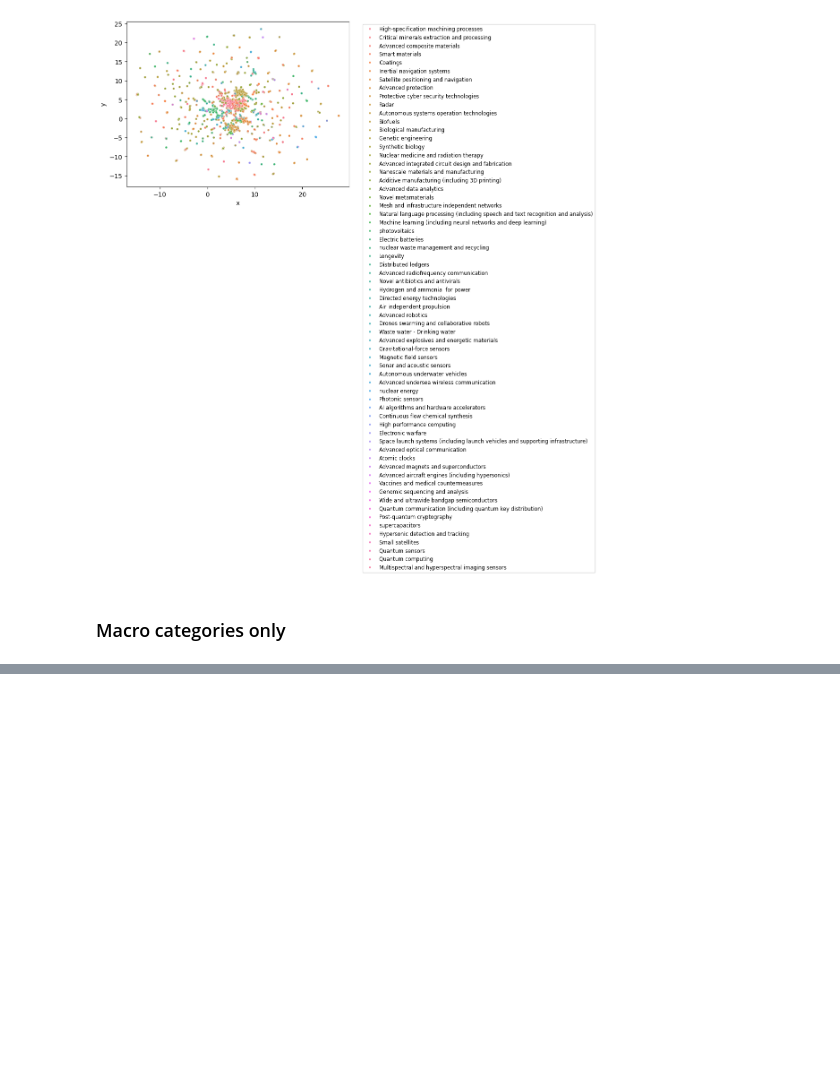
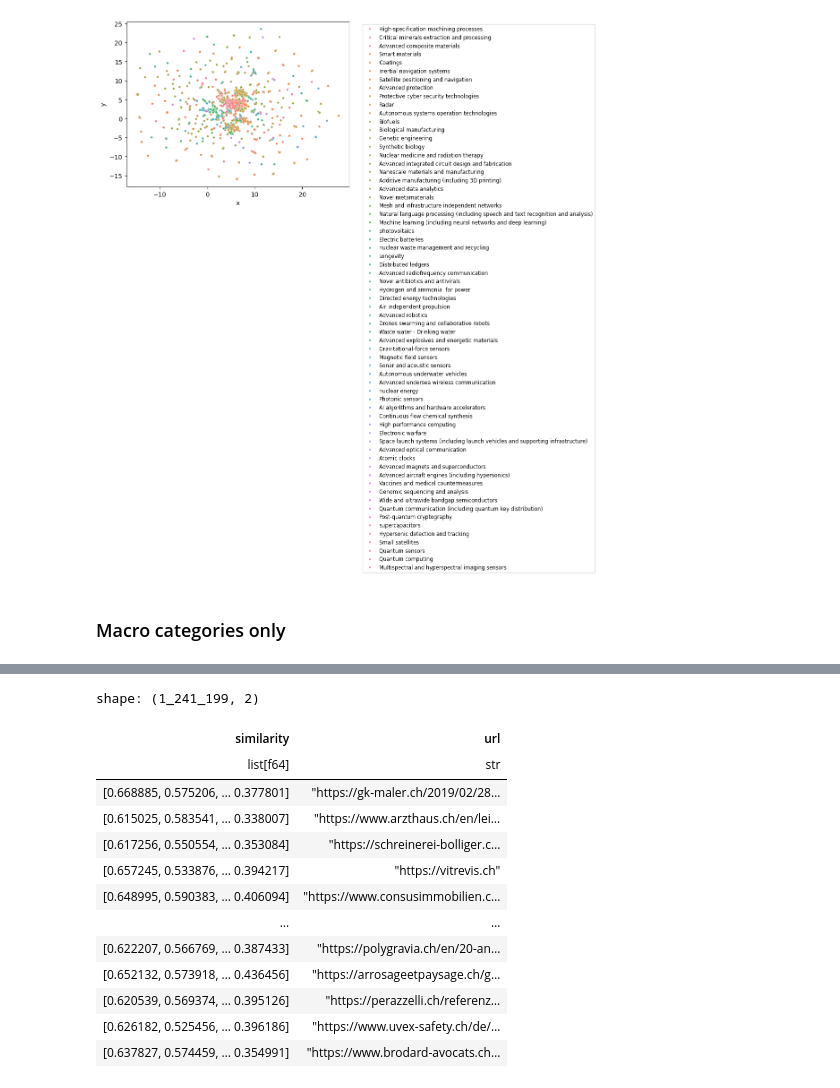
Before and after one commit to MattiaSalve/kof-notebooks, a Jupyter notebook: notebooks/023_embeddings.ipynb, the cells around one changed output, grey strips where cells are left out. Cells and saved outputs as stored; diff of their text form; code cells hidden in the pictures; blank space fills up the shorter version.

```diff
--- a/notebooks/023_embeddings.ipynb
+++ b/notebooks/023_embeddings.ipynb
@@ -285,0 +293,20 @@ shape: (9, 1)
+# %%
+sim = pl.read_parquet("/home/msalvetti/notebooks_2/notebooks/result.parquet")
+urls = websites.select("url").collect(engine="streaming")
+sim = sim.with_columns(pl.Series(name = "url", values=urls))
+sim
+# %% [output]
+shape: (1_241_199, 2)
+| similarity | url |
+| list[f64] | str |
+| [0.668885, 0.575206, … 0.377801] | "https://gk-maler.ch/2019/02/28… |
+| [0.615025, 0.583541, … 0.338007] | "https://www.arzthaus.ch/en/lei… |
+| [0.617256, 0.550554, … 0.353084] | "https://schreinerei-bolliger.c… |
+| [0.657245, 0.533876, … 0.394217] | "https://vitrevis.ch" |
+| [0.648995, 0.590383, … 0.406094] | "https://www.consusimmobilien.c… |
+| … | … |
+| [0.622207, 0.566769, … 0.387433] | "https://polygravia.ch/en/20-an… |
+| [0.652132, 0.573918, … 0.436456] | "https://arrosageetpaysage.ch/g… |
+| [0.620539, 0.569374, … 0.395126] | "https://perazzelli.ch/referenz… |
+| [0.626182, 0.525456, … 0.396186] | "https://www.uvex-safety.ch/de/… |
+| [0.637827, 0.574459, … 0.354991] | "https://www.brodard-avocats.ch… |
```
Also changed, not shown: parts of 19 cells of this notebook, 14 other files.
